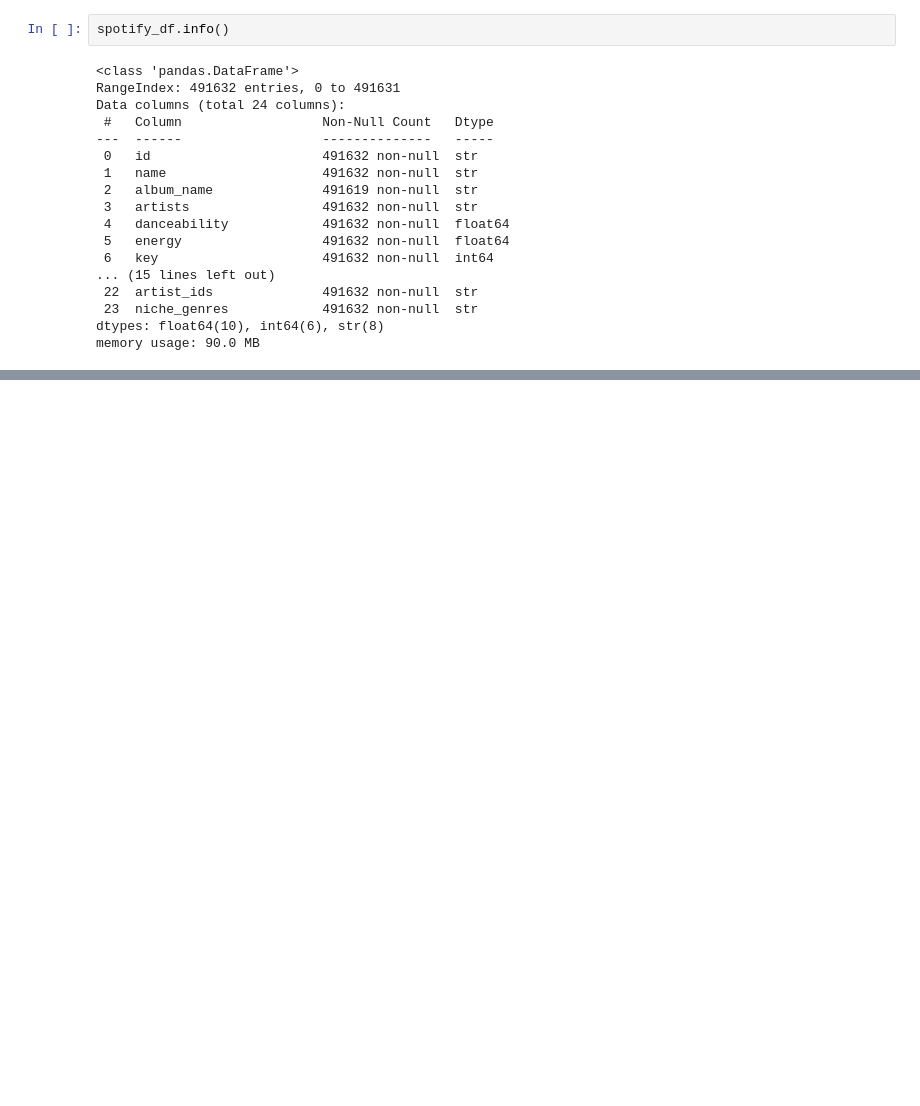
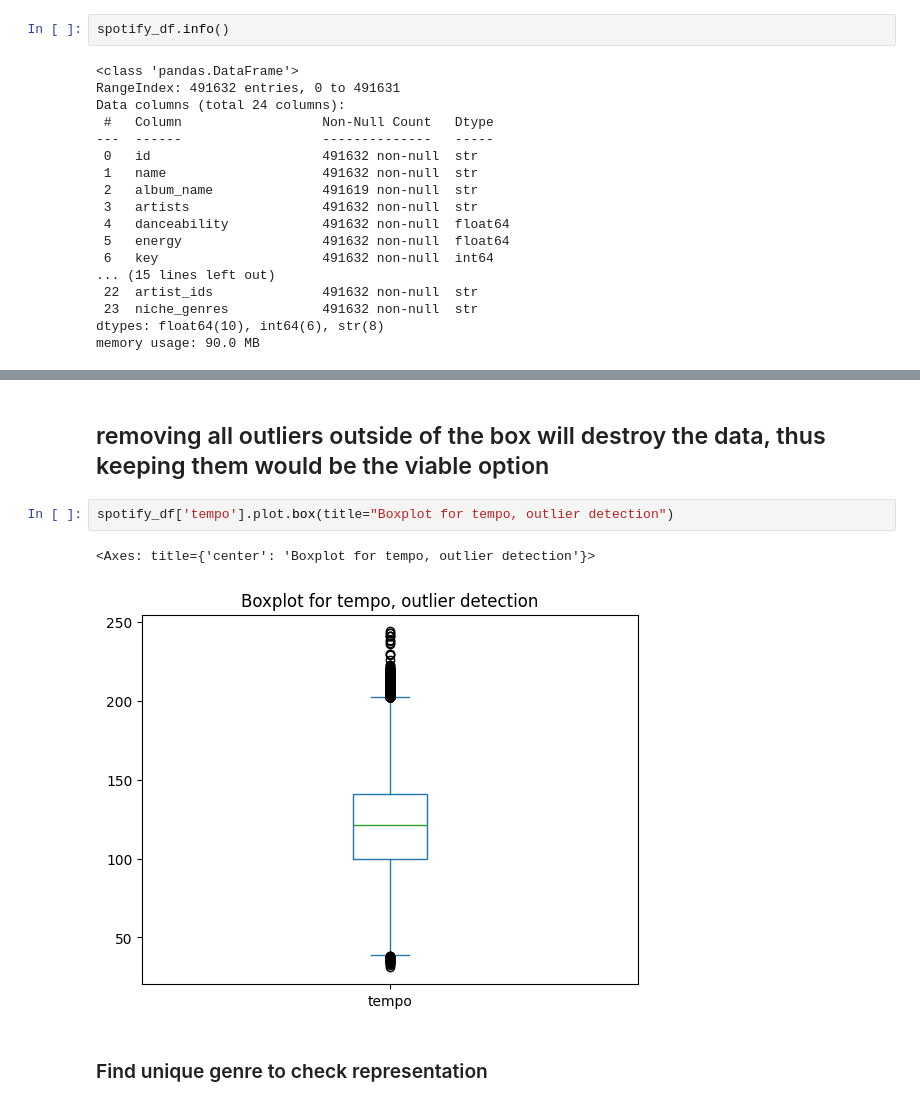
Before and after one commit to LSTJ23/CSMODEL-MCO, a Jupyter notebook: TEST.ipynb, the cells around one changed output, grey strips where cells are left out. Saved outputs shown, nothing was run; the diff lists cells and outputs as text; blank space fills up the shorter version.

```diff
--- a/TEST.ipynb
+++ b/TEST.ipynb
@@ -101,0 +314,9 @@ Name: count, Length: 96, dtype: int64
+# %% [markdown]
+## removing all outliers outside of the box will destroy the data, thus keeping them would be the viable option ##
+# %%
+spotify_df['tempo'].plot.box(title="Boxplot for tempo, outlier detection")
+# %% [output]
+<Axes: title={'center': 'Boxplot for tempo, outlier detection'}>
+[figure, added]
+# %% [markdown]
+### Find unique genre to check representation ###
```
Also changed, not shown: parts of 34 cells of this notebook, 1 other file.
